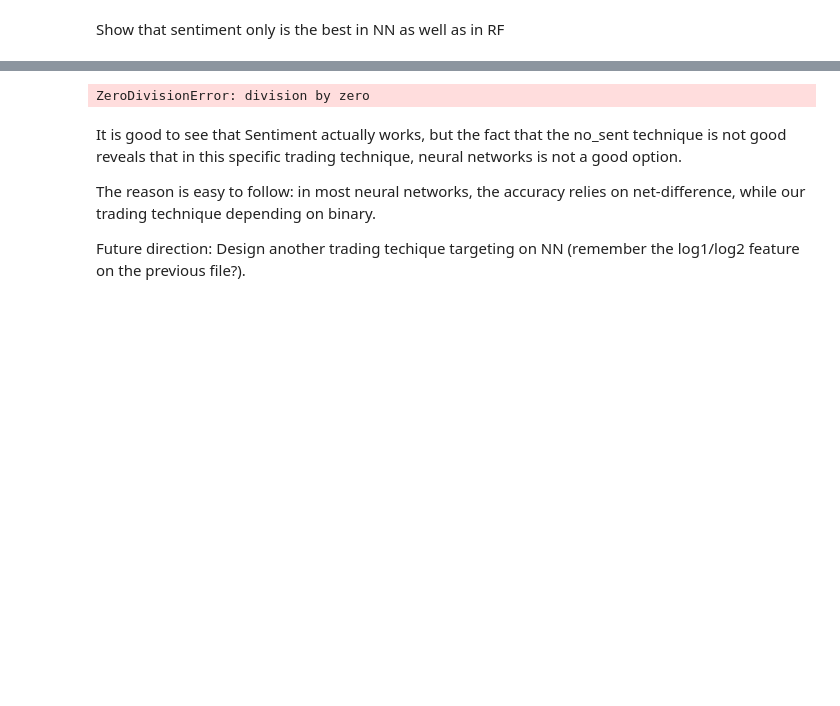
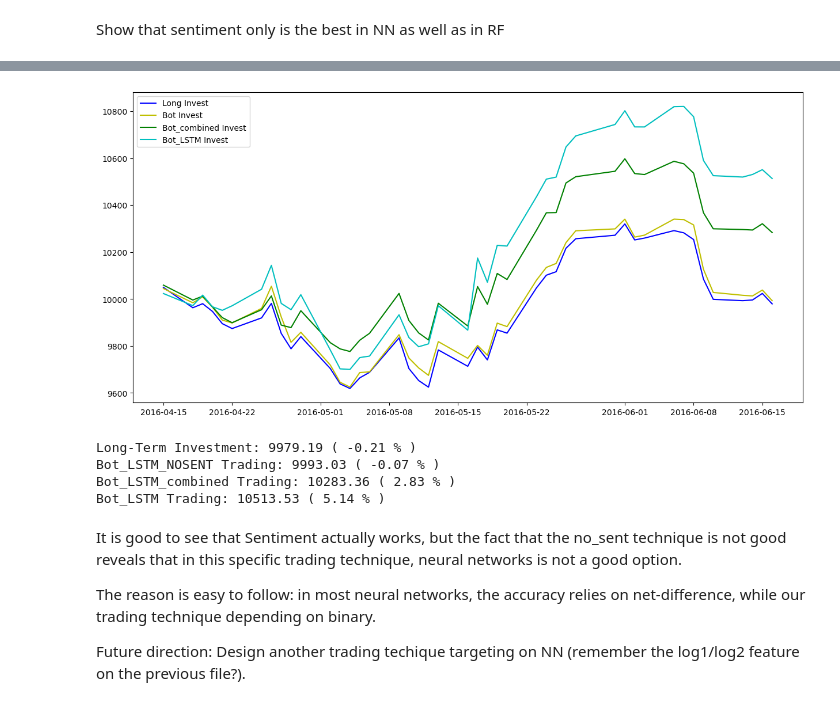
Before and after one commit to HiggsP10/Stock_pred, a Jupyter notebook: models/ML_models.ipynb, the cells around one changed output, grey strips where cells are left out. Saved outputs shown, nothing was run; the diff lists cells and outputs as text; code cells hidden in the pictures; blank space fills up the shorter version.

```diff
--- a/models/ML_models.ipynb
+++ b/models/ML_models.ipynb
@@ -324,8 +324,8 @@ X_test = d_test[["Adj Close_Scaled", "Volume_Scaled", "Low_Scaled", "High_Scaled
 y_test = d_test['Shifted_Percent_Change'].values
 model = Sequential([layers.Input((3, 1)),
                     layers.LSTM(64),
-                    layers.Dense(32, activation='relu'),
-                    layers.Dense(32, activation='relu'),
+                    layers.Dense(32, activation='tanh'),
+                    layers.Dense(32, activation='tanh'),
                     layers.Dense(1)])
 
 model.compile(loss='mse',
@@ -372,8 +372,8 @@ X_test = d_test[["Adj Close_Scaled", "Volume_Scaled", "Low_Scaled", "High_Scaled
 y_test = d_test['Shifted_Percent_Change'].values
 model = Sequential([layers.Input((3, 1)),
                     layers.LSTM(64),
-                    layers.Dense(32, activation='relu'),
-                    layers.Dense(32, activation='relu'),
+                    layers.Dense(32, activation='tanh'),
+                    layers.Dense(32, activation='tanh'),
                     layers.Dense(1)])
 
 model.compile(loss='mse',
@@ -439,7 +439,8 @@ for date in dates:
     bot_LSTM_capital = bot_LSTM_capital + (bot_LSTM_capital/(len(temp)+len(temp1)) * (temp['Percent_Change']/100)).sum() + (bot_LSTM_capital/(len(temp)+len(temp1)) * (temp1['Percent_Change']/100)).sum()
 
     # Calculate profit from using the No_sent bot to determine what stocks to invest in
-    d_test['LSTM_Predict_nosent_Bin'] = pd.cut(d_test['LSTM_Predict_nosent'], [-10000, 0, 2, 10000], labels=[0, 1, 2])
+    t = (k*statistics.stdev(d_test['LSTM_Predict_nosent']))+d_test['LSTM_Predict_nosent'].mean()
+    d_test['LSTM_Predict_nosent_Bin'] = pd.cut(d_test['LSTM_Predict_nosent'], [-10000, d_test['LSTM_Predict_nosent'].mean(), t, 10000], labels=[0, 1, 2])
     temp = d_test[d_test['Date']==date]
     temp = temp[temp['LSTM_Predict_nosent_Bin']>0]
     temp1 = temp[temp['LSTM_Predict_nosent_Bin']>1]
@@ -447,34 +448,38 @@ for date in dates:
 
     # Calculate profit from using the Mixed bot to determine what stocks to invest in
     t = (k*statistics.stdev(d_test['LSTM_Predict_mixed']))+d_test['LSTM_Predict_mixed'].mean()
     d_test['LSTM_Predict_mixed_Bin'] = pd.cut(d_test['LSTM_Predict_mixed'], [-10000, 0, t, 10000], labels=[0, 1, 2])
     temp = d_test[d_test['Date']==date]
     temp = temp[temp['LSTM_Predict_mixed_Bin']>0]
     temp1 = temp[temp['LSTM_Predict_mixed_Bin']>1]
     bot_LSTM_mixed_capital = bot_LSTM_mixed_capital + (bot_LSTM_mixed_capital/(len(temp)+len(temp1)) * (temp['Percent_Change']/100)).sum() + (bot_LSTM_mixed_capital/(len(temp)+len(temp1)) * (temp1['Percent_Change']/100)).sum()
 
     # Keep track of the account totals ove time
     longs.append(long_capital)
     bots.append(bot_LSTM_nosent_capital)
     bots_combined.append(bot_LSTM_mixed_capital)
     bots_LSTM.append(bot_LSTM_capital)
 
 # Plot the accounts balances over time
 plt.figure(figsize=(15,7))
 plt.plot(dates, longs[1:], c='b', label='Long Invest')
 plt.plot(dates, bots[1:], c='y', label='Bot Invest')
 plt.plot(dates, bots_combined[1:], c='g', label='Bot_combined Invest')
 plt.plot(dates, bots_LSTM[1:], c='c', label='Bot_LSTM Invest')
 plt.legend()
 plt.show()
 
 # Show the return from each account over time
 print('Long-Term Investment:', round(longs[-1],2), '(', round((longs[-1]-longs[0])/longs[0]*100,2), '% )')
 print('Bot_LSTM_NOSENT Trading:', round(bots[-1],2), '(', round((bots[-1]-bots[0])/bots[0]*100,2), '% )')
 print('Bot_LSTM_combined Trading:', round(bots_combined[-1],2), '(', round((bots_combined[-1]-bots_combined[0])/bots_combined[0]*100,2), '% )')
 print('Bot_LSTM Trading:', round(bots_LSTM[-1],2), '(', round((bots_LSTM[-1]-bots_LSTM[0])/bots_LSTM[0]*100,2), '% )')
 # %% [output]
+[figure, added]
-ZeroDivisionError: division by zero
+Long-Term Investment: 9979.19 ( -0.21 % )
+Bot_LSTM_NOSENT Trading: 9993.03 ( -0.07 % )
+Bot_LSTM_combined Trading: 10283.36 ( 2.83 % )
+Bot_LSTM Trading: 10513.53 ( 5.14 % )
 # %% [markdown]
 It is good to see that Sentiment actually works, but the fact that the no_sent technique is not good reveals that in this specific trading technique, neural networks is not a good option.
 
```
Also changed, not shown: parts of 8 cells of this notebook.
